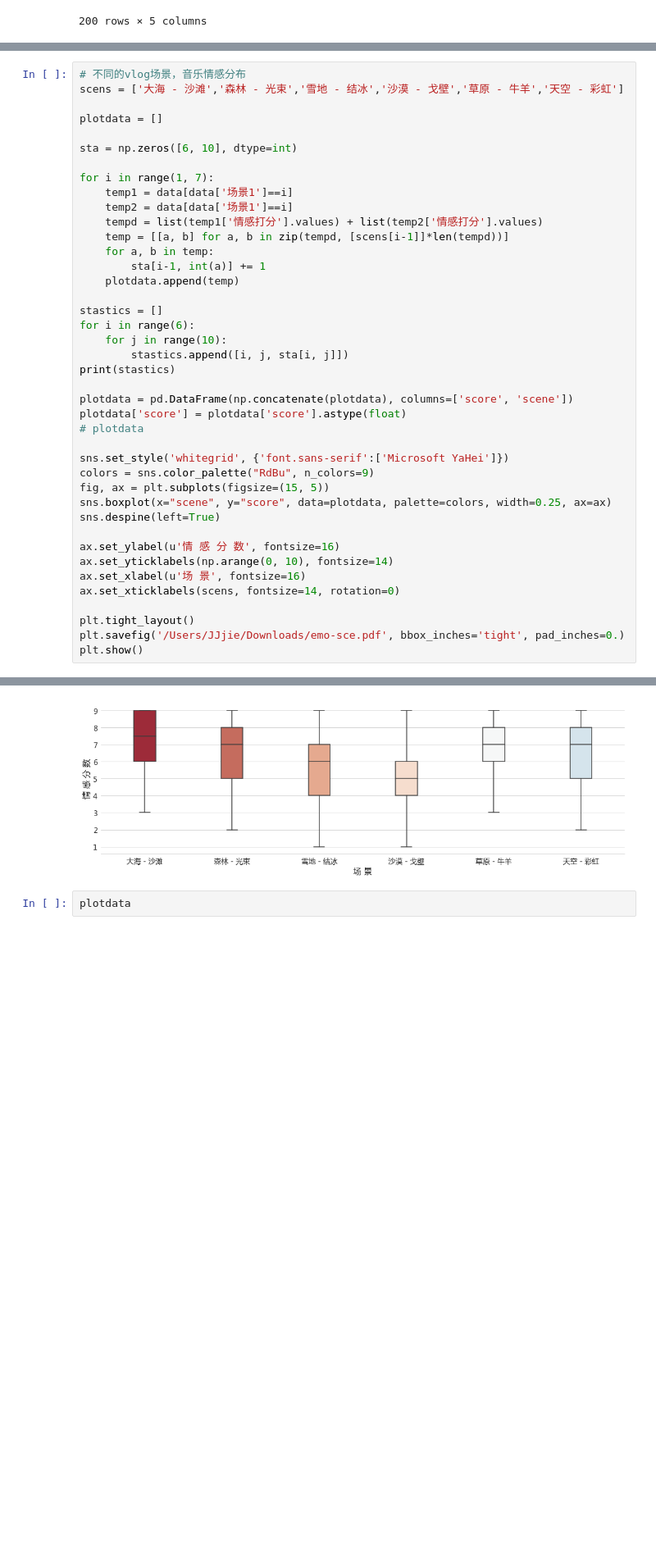
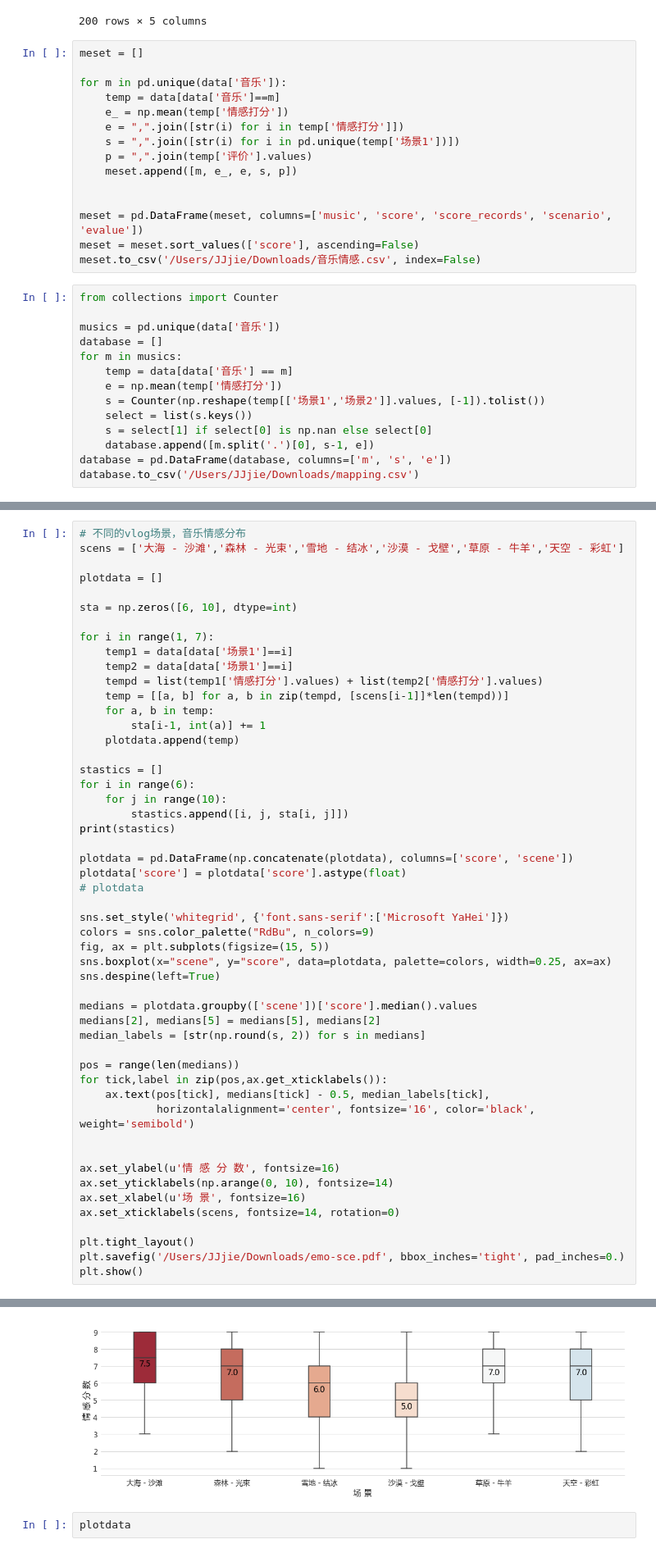
Before and after one commit to khalildogyy/music_structure, a Jupyter notebook: notebook/thesis.ipynb, the cells around one changed output, grey strips where cells are left out. Shown at 82% size. Drawn from its saved outputs; the diff is of its cells as text; blank space fills up the shorter version.

```diff
--- a/notebook/thesis.ipynb
+++ b/notebook/thesis.ipynb
@@ -60,6 +92,35 @@ data
 | 10 | LAKEY INSPIRED - Going Up.mp3 | 5 | 1 | 休闲 | 6 |
 | 11 | LH039_08_Anything For You_KVH.mp3 | 6 | 1 | 休闲、深情 | 6 |
 200 rows × 5 columns
+# %%
+meset = []
+
+for m in pd.unique(data['音乐']):
+    temp = data[data['音乐']==m]
+    e_ = np.mean(temp['情感打分'])
+    e = ",".join([str(i) for i in temp['情感打分']])
+    s = ",".join([str(i) for i in pd.unique(temp['场景1'])])
+    p = ",".join(temp['评价'].values)
+    meset.append([m, e_, e, s, p])
+
+
+meset = pd.DataFrame(meset, columns=['music', 'score', 'score_records', 'scenario', 'evalue'])
+meset = meset.sort_values(['score'], ascending=False)
+meset.to_csv('/Users/JJjie/Downloads/音乐情感.csv', index=False)
+# %%
+from collections import Counter
+
+musics = pd.unique(data['音乐'])
+database = []
+for m in musics:
+    temp = data[data['音乐'] == m]
+    e = np.mean(temp['情感打分'])
+    s = Counter(np.reshape(temp[['场景1','场景2']].values, [-1]).tolist())
+    select = list(s.keys())
+    s = select[1] if select[0] is np.nan else select[0]
+    database.append([m.split('.')[0], s-1, e])
+database = pd.DataFrame(database, columns=['m', 's', 'e'])
+database.to_csv('/Users/JJjie/Downloads/mapping.csv')
 # %%
 # vlog下音乐的情感分布
 
@@ -111,34 +172,44 @@ for i in range(1, 7):
     for a, b in temp:
         sta[i-1, int(a)] += 1
     plotdata.append(temp)
 
 stastics = []
 for i in range(6):
     for j in range(10):
         stastics.append([i, j, sta[i, j]])
 print(stastics)
 
 plotdata = pd.DataFrame(np.concatenate(plotdata), columns=['score', 'scene'])
 plotdata['score'] = plotdata['score'].astype(float)
 # plotdata
 
 sns.set_style('whitegrid', {'font.sans-serif':['Microsoft YaHei']})
 colors = sns.color_palette("RdBu", n_colors=9)
 fig, ax = plt.subplots(figsize=(15, 5))
 sns.boxplot(x="scene", y="score", data=plotdata, palette=colors, width=0.25, ax=ax)
 sns.despine(left=True)
 
+medians = plotdata.groupby(['scene'])['score'].median().values
+medians[2], medians[5] = medians[5], medians[2]
+median_labels = [str(np.round(s, 2)) for s in medians]
+
+pos = range(len(medians))
+for tick,label in zip(pos,ax.get_xticklabels()):
+    ax.text(pos[tick], medians[tick] - 0.5, median_labels[tick],
+            horizontalalignment='center', fontsize='16', color='black', weight='semibold')
+
+
 ax.set_ylabel(u'情 感 分 数', fontsize=16)
 ax.set_yticklabels(np.arange(0, 10), fontsize=14)
 ax.set_xlabel(u'场 景', fontsize=16)
 ax.set_xticklabels(scens, fontsize=14, rotation=0)
 
 plt.tight_layout()
 plt.savefig('/Users/JJjie/Downloads/emo-sce.pdf', bbox_inches='tight', pad_inches=0.)
 plt.show()
 # %% [output]
 [[0, 0, 0], [0, 1, 0], [0, 2, 0], [0, 3, 4], [0, 4, 0], [0, 5, 10], [0, 6, 8], [0, 7, 16], [0, 8, 14], [0, 9, 24], [1, 0, 0], [1, 1, 0], [1, 2, 2], [1, 3, 2], [1, 4, 6], [1, 5, 14], [1, 6, 10], [1, 7, ...
-[figure, old version]
+[figure, new version]
 # %%
 plotdata
 # %% [output]
```
Also changed, not shown: parts of 1 cell of this notebook, 2 other files.
